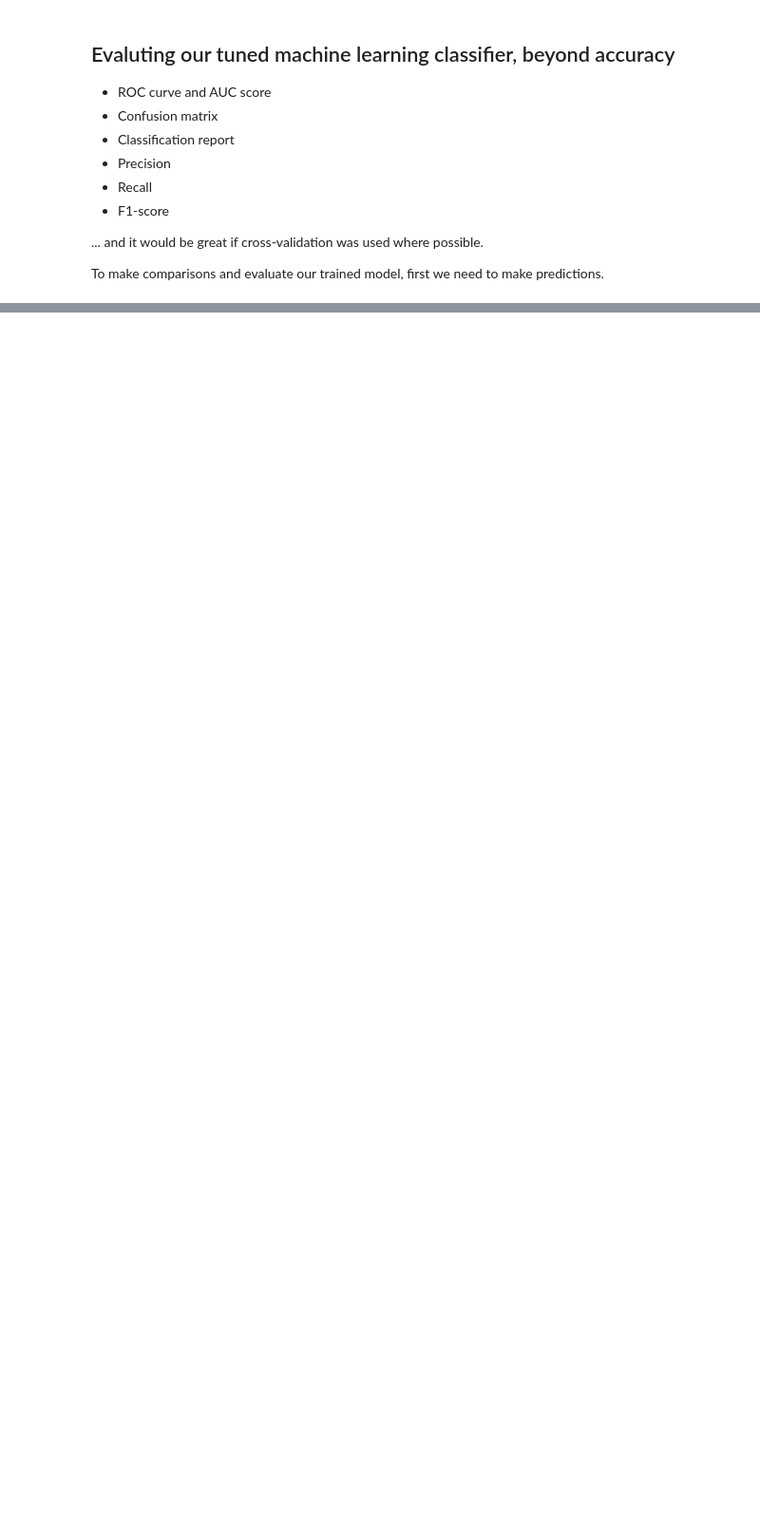
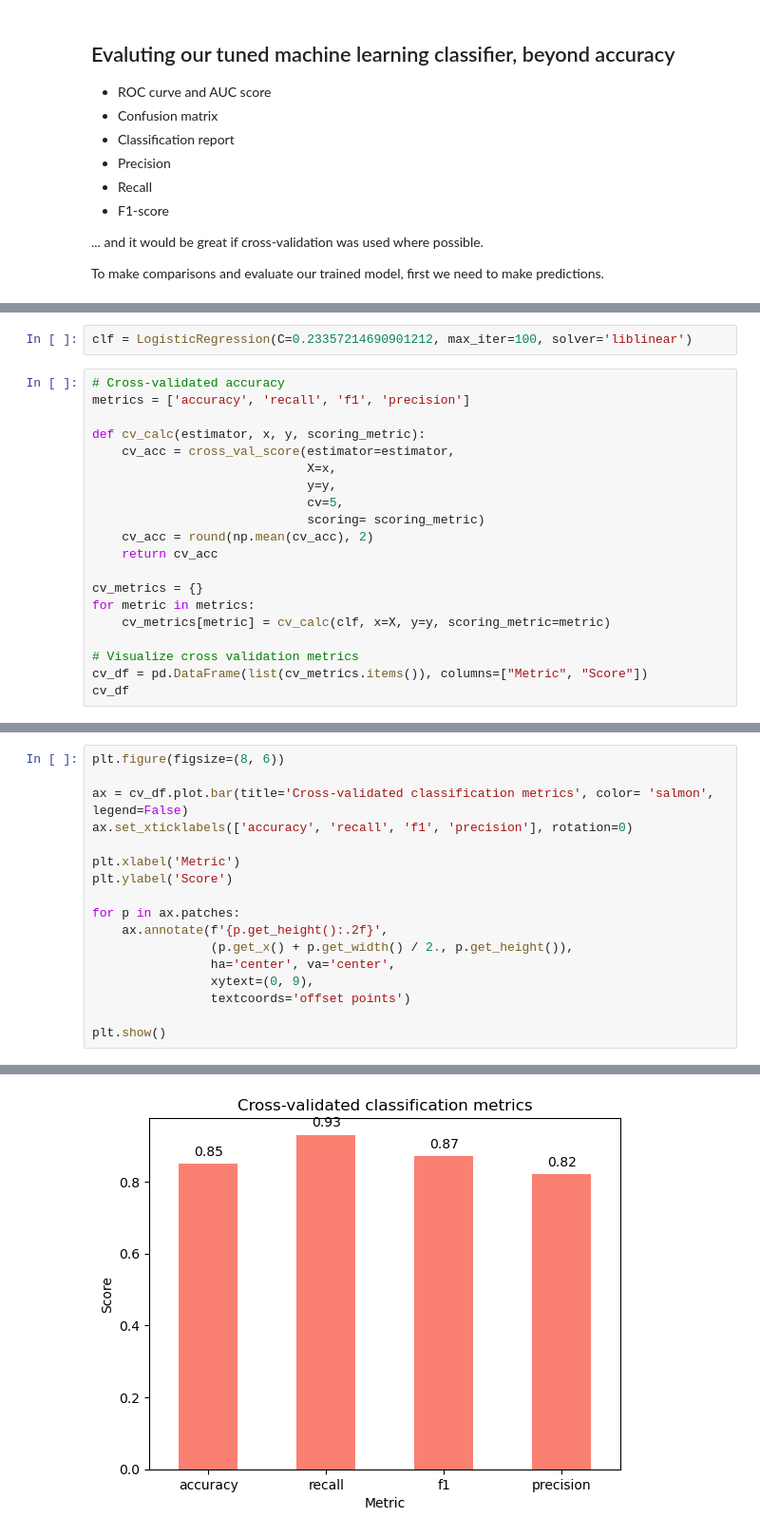
Before and after one commit to Hamedkalantari0111/machine_learning, a Jupyter notebook: Sec11-MilestoneProject I/end-to-end-heart-disease-classification2.ipynb, the cells around one changed output, grey strips where cells are left out. Shown at 95% size. Cells and saved outputs as stored; diff of their text form; blank space fills up the shorter version.

```diff
--- a/Sec11-MilestoneProject I/end-to-end-heart-disease-classification2.ipynb
+++ b/Sec11-MilestoneProject I/end-to-end-heart-disease-classification2.ipynb
@@ -749,0 +823,22 @@ To make comparisons and evaluate our trained model, first we need to make predic
+# %%
+clf = LogisticRegression(C=0.23357214690901212, max_iter=100, solver='liblinear')
+# %%
+# Cross-validated accuracy
+metrics = ['accuracy', 'recall', 'f1', 'precision']
+
+def cv_calc(estimator, x, y, scoring_metric):
+    cv_acc = cross_val_score(estimator=estimator,
+                             X=x,
+                             y=y,
+                             cv=5,
+                             scoring= scoring_metric)
+    cv_acc = round(np.mean(cv_acc), 2)
+    return cv_acc
+
+cv_metrics = {}
+for metric in metrics:
+    cv_metrics[metric] = cv_calc(clf, x=X, y=y, scoring_metric=metric)
+
+# Visualize cross validation metrics
+cv_df = pd.DataFrame(list(cv_metrics.items()), columns=["Metric", "Score"])
+cv_df
@@ -749,0 +851,18 @@ To make comparisons and evaluate our trained model, first we need to make predic
+# %%
+plt.figure(figsize=(8, 6))
+
+ax = cv_df.plot.bar(title='Cross-validated classification metrics', color= 'salmon', legend=False)
+ax.set_xticklabels(['accuracy', 'recall', 'f1', 'precision'], rotation=0)
+
+plt.xlabel('Metric')
+plt.ylabel('Score')
+
+for p in ax.patches:
+    ax.annotate(f'{p.get_height():.2f}',
+                (p.get_x() + p.get_width() / 2., p.get_height()),
+                ha='center', va='center',
+                xytext=(0, 9),
+                textcoords='offset points')
+
+plt.show()
+# %% [output]
@@ -749,0 +870 @@ To make comparisons and evaluate our trained model, first we need to make predic
+[figure, added]
```
Also changed, not shown: parts of 32 cells of this notebook, 2 other files.
